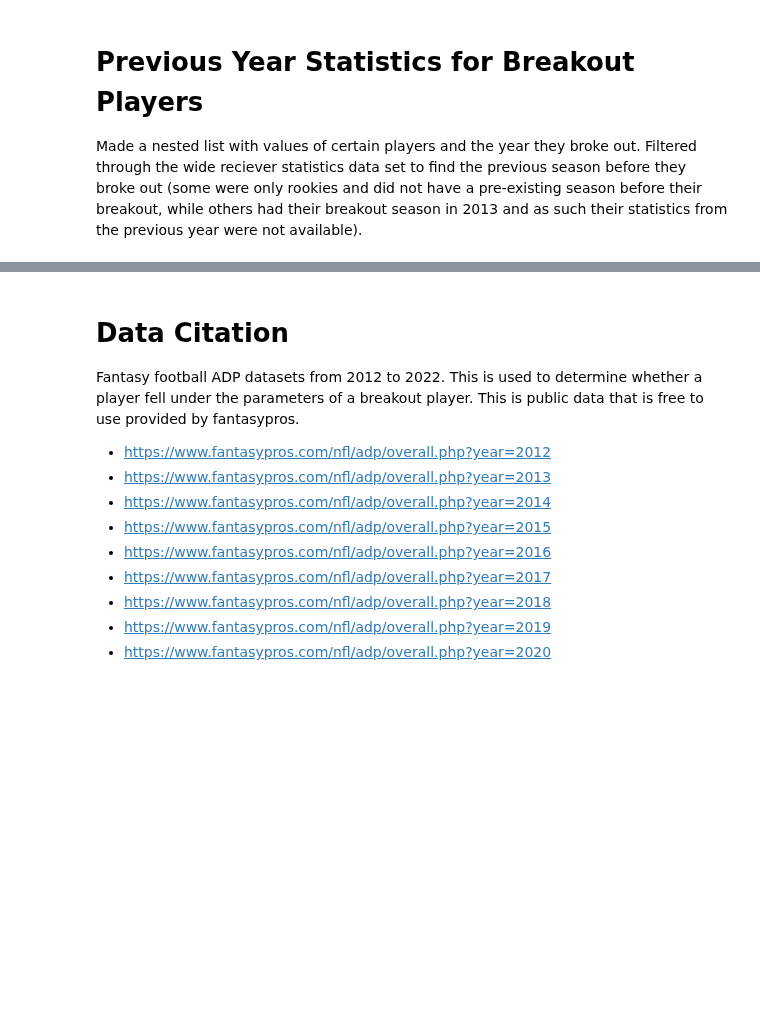
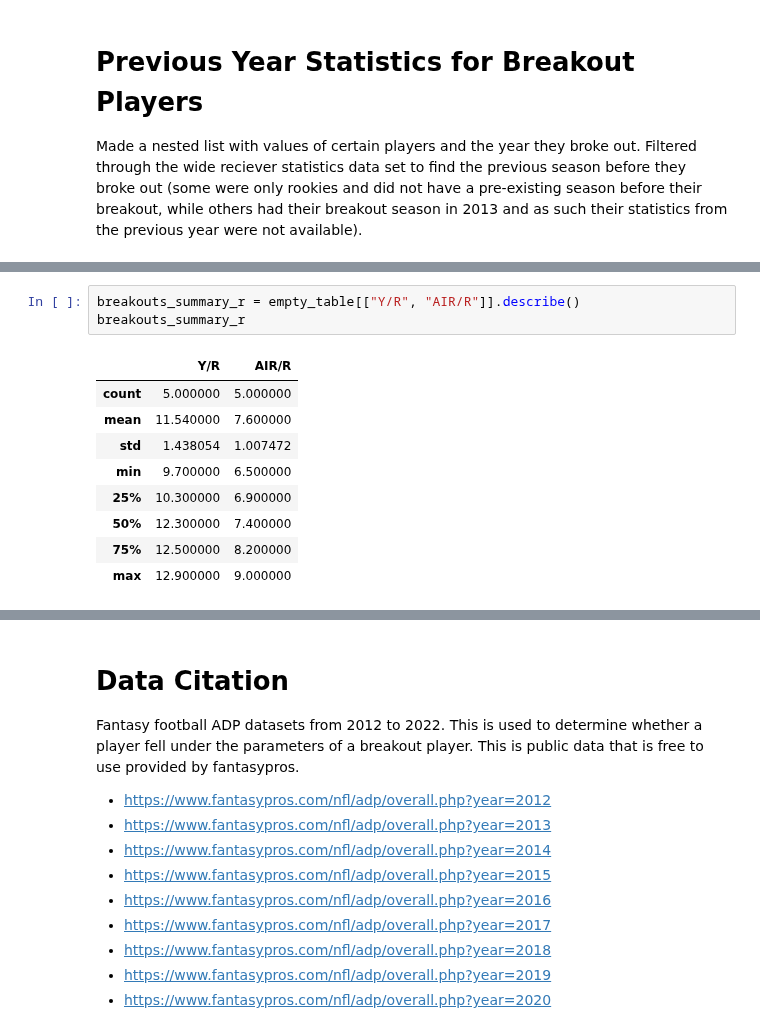
Before and after one commit to jjz62/info2950group, a Jupyter notebook: data_notebook.ipynb, the cells around one changed output, grey strips where cells are left out. Cells and saved outputs as stored; diff of their text form; blank space fills up the shorter version.

```diff
--- a/data_notebook.ipynb
+++ b/data_notebook.ipynb
@@ -262,0 +254,13 @@ TypeError: can only concatenate str (not "int") to str
+# %%
+breakouts_summary_r = empty_table[["Y/R", "AIR/R"]].describe()
+breakouts_summary_r
+# %% [output]
+|  | Y/R | AIR/R |
+| count | 5.000000 | 5.000000 |
+| mean | 11.540000 | 7.600000 |
+| std | 1.438054 | 1.007472 |
+| min | 9.700000 | 6.500000 |
+| 25% | 10.300000 | 6.900000 |
+| 50% | 12.300000 | 7.400000 |
+| 75% | 12.500000 | 8.200000 |
+| max | 12.900000 | 9.000000 |
```
Also changed, not shown: parts of 7 cells of this notebook.
